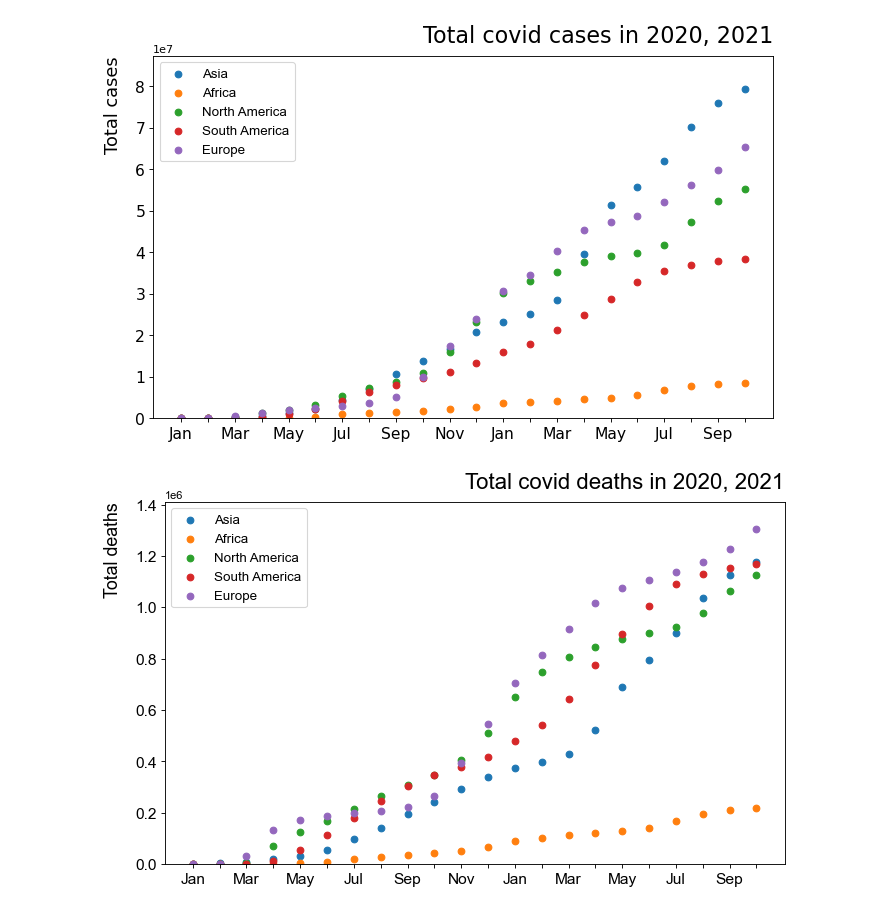
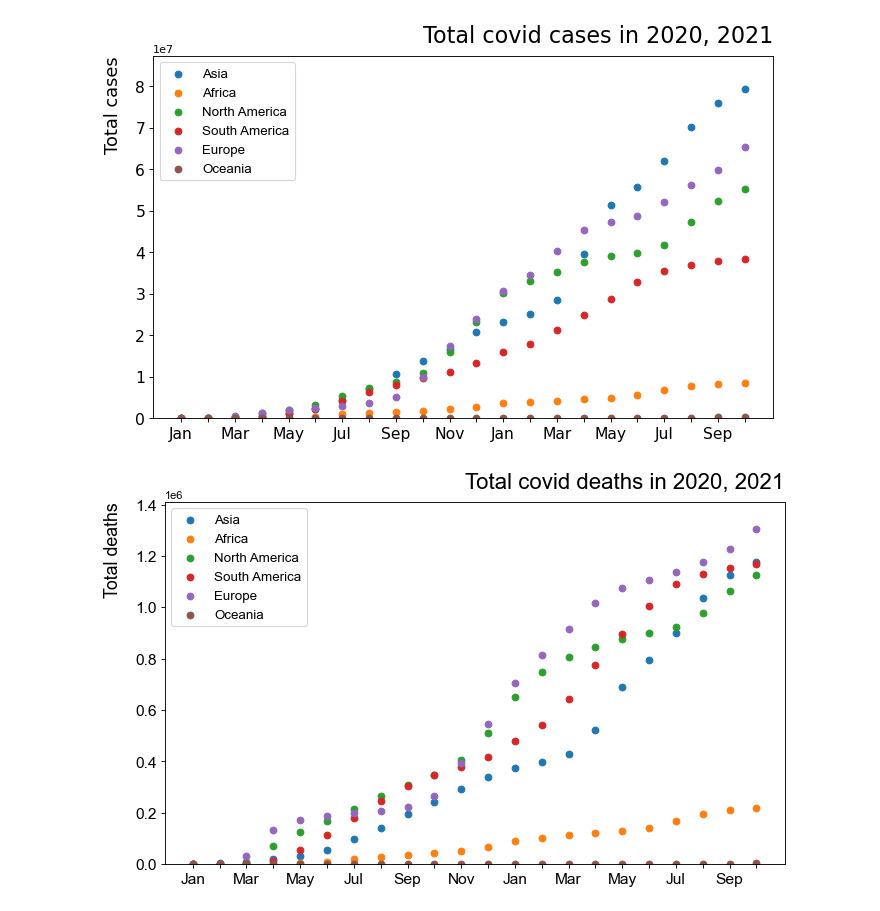
Before and after one commit to msdec321/DataAnalysisWorkbooks, a Jupyter notebook: Covid19/covid_data.ipynb, the cells around one changed output. Cells and saved outputs as stored; diff of their text form; code cells hidden in the pictures.

Commit message:
Added Oceania to continents.

```diff
--- a/Covid19/covid_data.ipynb
+++ b/Covid19/covid_data.ipynb
@@ -14,7 +14,7 @@ myList = Helpers.removeEmptyLists(myList)  # Remove empty rows from csv file
 #print(myList[0][36]) # total fully vaccinated column
 # %%
 years = ['2020', '2021']
-continents = ['Asia', 'Africa', 'North America', 'South America', 'Europe']
+continents = ['Asia', 'Africa', 'North America', 'South America', 'Europe', 'Oceania']
 
 months_list = ['2020-01', '2020-02', '2020-03', '2020-04', '2020-05', '2020-06',
                '2020-07', '2020-08', '2020-09', '2020-10', '2020-11', '2020-12',
@@ -41,7 +41,11 @@ covidDictionary = {
                                          '07' : [0, 0], '08' : [0, 0], '09' : [0, 0], '10' : [0, 0], '11' : [0, 0], '12' : [0, 0]},
 
                       "Europe" :        {'01' : [0, 0], '02' : [0, 0], '03' : [0, 0], '04' : [0, 0], '05' : [0, 0], '06' : [0, 0],
+                                         '07' : [0, 0], '08' : [0, 0], '09' : [0, 0], '10' : [0, 0], '11' : [0, 0], '12' : [0, 0]},
+
+                      "Oceania" :       {'01' : [0, 0], '02' : [0, 0], '03' : [0, 0], '04' : [0, 0], '05' : [0, 0], '06' : [0, 0],
                                          '07' : [0, 0], '08' : [0, 0], '09' : [0, 0], '10' : [0, 0], '11' : [0, 0], '12' : [0, 0]} },
+
 
     "deathsByMonth" : {"Asia" :         {'01' : [0, 0], '02' : [0, 0], '03' : [0, 0], '04' : [0, 0], '05' : [0, 0], '06' : [0, 0],
                                          '07' : [0, 0], '08' : [0, 0], '09' : [0, 0], '10' : [0, 0], '11' : [0, 0], '12' : [0, 0]},
@@ -56,7 +60,11 @@ covidDictionary = {
                                          '07' : [0, 0], '08' : [0, 0], '09' : [0, 0], '10' : [0, 0], '11' : [0, 0], '12' : [0, 0]},
 
                       "Europe" :        {'01' : [0, 0], '02' : [0, 0], '03' : [0, 0], '04' : [0, 0], '05' : [0, 0], '06' : [0, 0],
+                                         '07' : [0, 0], '08' : [0, 0], '09' : [0, 0], '10' : [0, 0], '11' : [0, 0], '12' : [0, 0]},
+
+                      "Oceania" :       {'01' : [0, 0], '02' : [0, 0], '03' : [0, 0], '04' : [0, 0], '05' : [0, 0], '06' : [0, 0],
                                          '07' : [0, 0], '08' : [0, 0], '09' : [0, 0], '10' : [0, 0], '11' : [0, 0], '12' : [0, 0]} },
+
 
     "vaccinatedByMonth" : {"Asia" :     {'01' : [0, 0], '02' : [0, 0], '03' : [0, 0], '04' : [0, 0], '05' : [0, 0], '06' : [0, 0],
                                          '07' : [0, 0], '08' : [0, 0], '09' : [0, 0], '10' : [0, 0], '11' : [0, 0], '12' : [0, 0]},
@@ -71,7 +79,11 @@ covidDictionary = {
                                          '07' : [0, 0], '08' : [0, 0], '09' : [0, 0], '10' : [0, 0], '11' : [0, 0], '12' : [0, 0]},
 
                       "Europe" :        {'01' : [0, 0], '02' : [0, 0], '03' : [0, 0], '04' : [0, 0], '05' : [0, 0], '06' : [0, 0],
-                                         '07' : [0, 0], '08' : [0, 0], '09' : [0, 0], '10' : [0, 0], '11' : [0, 0], '12' : [0, 0]} }
+                                         '07' : [0, 0], '08' : [0, 0], '09' : [0, 0], '10' : [0, 0], '11' : [0, 0], '12' : [0, 0]},
+
+                      "Oceania" :       {'01' : [0, 0], '02' : [0, 0], '03' : [0, 0], '04' : [0, 0], '05' : [0, 0], '06' : [0, 0],
+                                         '07' : [0, 0], '08' : [0, 0], '09' : [0, 0], '10' : [0, 0], '11' : [0, 0], '12' : [0, 0]} },
+
     }
 # %%
 temp_loc, temp_cases, temp_deaths, temp_vacc, temp_month, temp_cont, temp_year = ['', ''], ['', ''], ['', ''], ['', ''], ['', ''], ['',''], ['','']
@@ -108,7 +120,7 @@ for i, row in enumerate(myList):
 
         for key in covidDictionary.keys():
 
-            if temp_cont[0] in ['', 'Oceania']: continue
+            if temp_cont[0] == '': continue
 
             if key == "casesByMonth":
                 if  temp_cases[0] == '': continue  # Skip instances where data is not recorded.
@@ -128,23 +140,26 @@ casesByMonthList_Africa = list(covidDictionary['casesByMonth']['Africa'].values(
 casesByMonthList_NA =     list(covidDictionary['casesByMonth']['North America'].values())
 casesByMonthList_SA =     list(covidDictionary['casesByMonth']['South America'].values())
 casesByMonthList_Europe = list(covidDictionary['casesByMonth']['Europe'].values())
+casesByMonthList_Oceania = list(covidDictionary['casesByMonth']['Oceania'].values())
 
 deathsByMonthList_Asia   = list(covidDictionary['deathsByMonth']['Asia'].values())
 deathsByMonthList_Africa = list(covidDictionary['deathsByMonth']['Africa'].values())
 deathsByMonthList_NA     = list(covidDictionary['deathsByMonth']['North America'].values())
 deathsByMonthList_SA     = list(covidDictionary['deathsByMonth']['South America'].values())
 deathsByMonthList_Europe = list(covidDictionary['deathsByMonth']['Europe'].values())
+deathsByMonthList_Oceania = list(covidDictionary['deathsByMonth']['Oceania'].values())
 
 vaccinatedByMonthList_Asia   = list(covidDictionary['vaccinatedByMonth']['Asia'].values())
 vaccinatedByMonthList_Africa = list(covidDictionary['vaccinatedByMonth']['Africa'].values())
 vaccinatedByMonthList_NA     = list(covidDictionary['vaccinatedByMonth']['North America'].values())
 vaccinatedByMonthList_SA     = list(covidDictionary['vaccinatedByMonth']['South America'].values())
 vaccinatedByMonthList_Europe = list(covidDictionary['vaccinatedByMonth']['Europe'].values())
+vaccinatedByMonthList_Oceania = list(covidDictionary['vaccinatedByMonth']['Oceania'].values())
 
 
-total_cases_Asia, total_cases_Africa, total_cases_NA, total_cases_SA, total_cases_Europe = [], [], [], [], []
-total_deaths_Asia, total_deaths_Africa, total_deaths_NA, total_deaths_SA, total_deaths_Europe = [], [], [], [], []
-total_vacc_Asia, total_vacc_Africa, total_vacc_NA, total_vacc_SA, total_vacc_Europe = [], [], [], [], []
+total_cases_Asia, total_cases_Africa, total_cases_NA, total_cases_SA, total_cases_Europe, total_cases_Oceania = [], [], [], [], [], []
+total_deaths_Asia, total_deaths_Africa, total_deaths_NA, total_deaths_SA, total_deaths_Europe, total_deaths_Oceania = [], [], [], [], [], []
+total_vacc_Asia, total_vacc_Africa, total_vacc_NA, total_vacc_SA, total_vacc_Europe, total_vacc_Oceania = [], [], [], [], [], []
 
 for i in range(2):  # 2020, 2021
     for j in range(len(casesByMonthList_Asia)):
@@ -153,48 +168,51 @@ for i in range(2):  # 2020, 2021
         total_cases_NA.append(casesByMonthList_NA[j][i])
         total_cases_SA.append(casesByMonthList_SA[j][i])
         total_cases_Europe.append(casesByMonthList_Europe[j][i])
+        total_cases_Oceania.append(casesByMonthList_Oceania[j][i])
 
         total_deaths_Asia.append(deathsByMonthList_Asia[j][i])
         total_deaths_Africa.append(deathsByMonthList_Africa[j][i])
         total_deaths_NA.append(deathsByMonthList_NA[j][i])
         total_deaths_SA.append(deathsByMonthList_SA[j][i])
         total_deaths_Europe.append(deathsByMonthList_Europe[j][i])
+        total_deaths_Oceania.append(deathsByMonthList_Oceania[j][i])
 
         total_vacc_Asia.append(vaccinatedByMonthList_Asia[j][i])
         total_vacc_Africa.append(vaccinatedByMonthList_Africa[j][i])
         total_vacc_NA.append(vaccinatedByMonthList_NA[j][i])
         total_vacc_SA.append(vaccinatedByMonthList_SA[j][i])
         total_vacc_Europe.append(vaccinatedByMonthList_Europe[j][i])
+        total_vacc_Oceania.append(vaccinatedByMonthList_Oceania[j][i])
 # %%
 labels = ['', 'Total cases', 'Total covid cases in 2020, 2021', continents]
 
 x = []
 y = [total_cases_Asia[ : 22], total_cases_Africa[ : 22], total_cases_NA[ : 22],
-     total_cases_SA[ : 22], total_cases_Europe[ : 22]]
+     total_cases_SA[ : 22], total_cases_Europe[ : 22], total_cases_Oceania[ : 22]]
 
-for i in range(5):
+for i in range(6):
     x.append(months_list[ : 22])
 
 yrange = [0, max(max(y))*1.1]
 
 Helpers.largePlotterMultipleTicks(labels, x, y, yrange, xTick = [True, months_list[:22], months_labels[:22]])
 # %% [output]
-[figure, old version]
+[figure, new version]
 # %%
 labels = ['', 'Total deaths', 'Total covid deaths in 2020, 2021', continents]
 
 x = []
 y = [total_deaths_Asia[ : 22], total_deaths_Africa[ : 22], total_deaths_NA[ : 22],
-     total_deaths_SA[ : 22], total_deaths_Europe[ : 22]]
+     total_deaths_SA[ : 22], total_deaths_Europe[ : 22], total_deaths_Oceania[ : 22]]
 
-for i in range(5):
+for i in range(6):
     x.append(months_list[ : 22])
 
 yrange = [0, max(max(y))*1.2]
 
 Helpers.largePlotterMultipleTicks(labels, x, y, yrange, xTick = [True, months_list[ : 22], months_labels[ : 22]])
 # %% [output]
-[figure, old version]
+[figure, new version]
 # %%
 labels = ['', 'Total fully vaccinated', 'Total fully vaccinated in 2020, 2021', continents]
 
```
Also changed, not shown: parts of 1 cell of this notebook.
